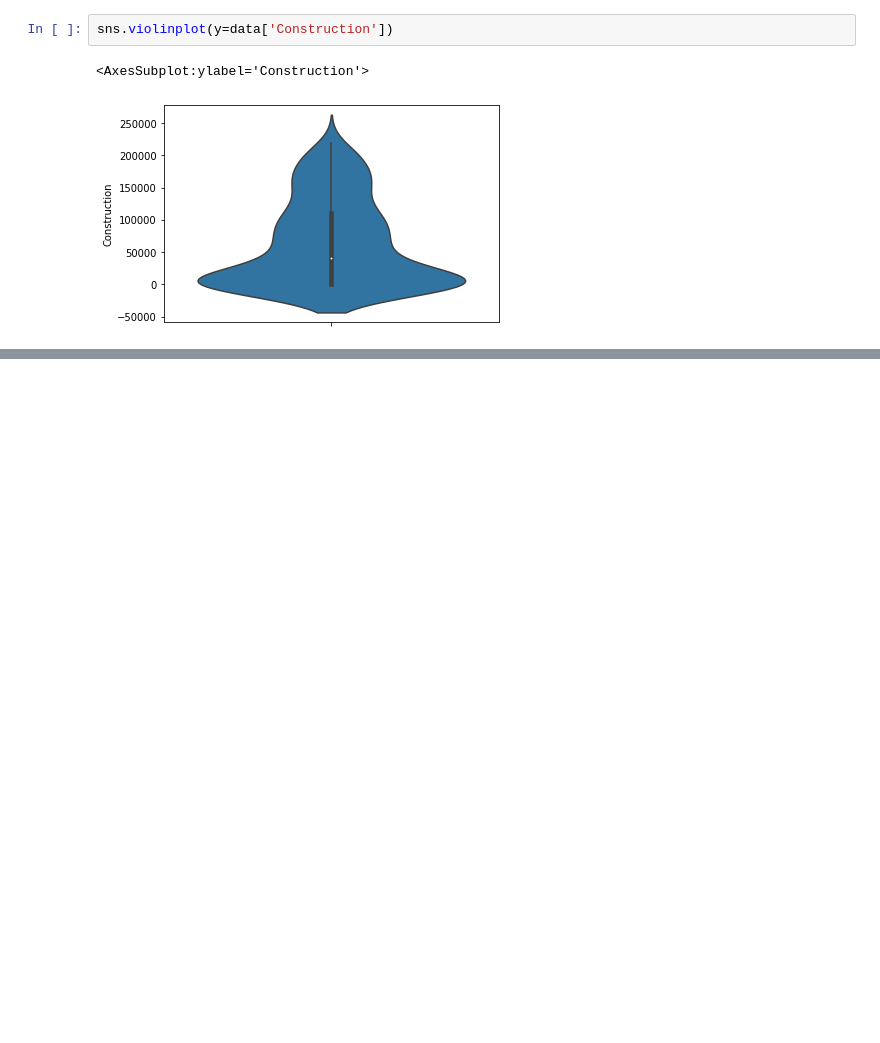
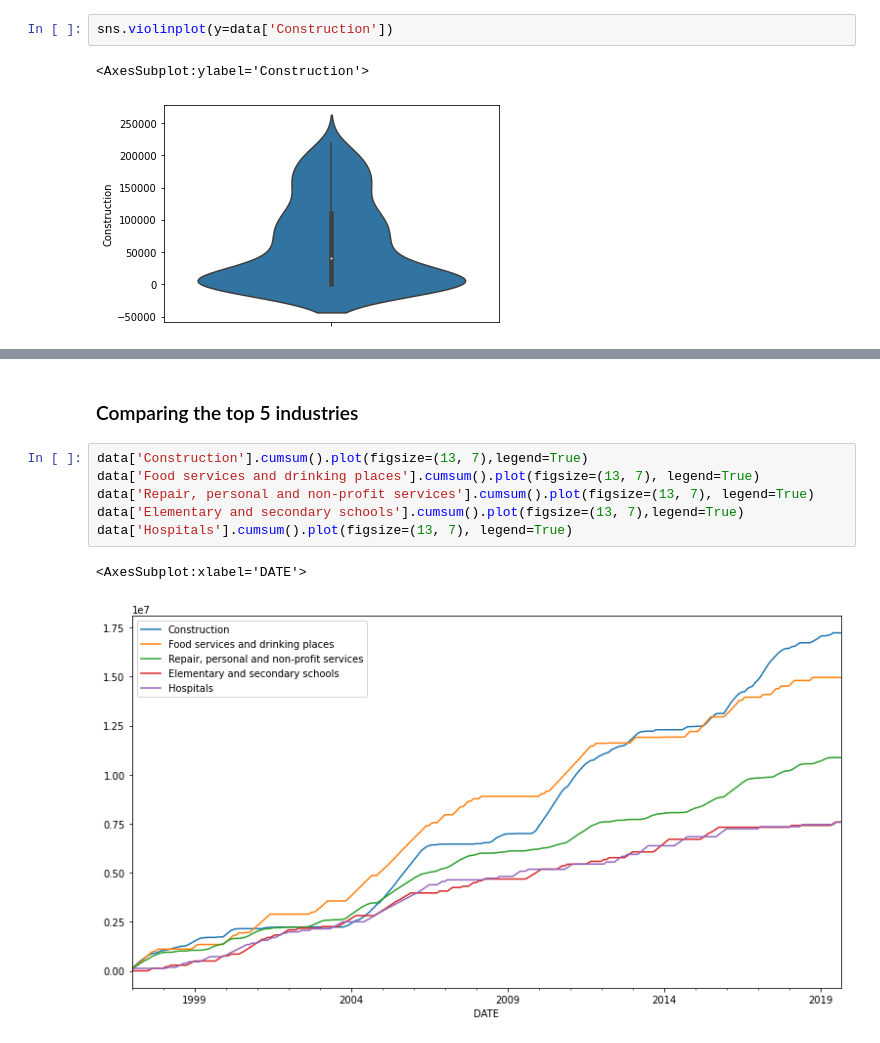
Before and after one commit to GreyCoderK/DataInsightOnline, a Jupyter notebook: time_series.ipynb, the cells around one changed output, grey strips where cells are left out. Drawn from its saved outputs; the diff is of its cells as text; blank space fills up the shorter version.

```diff
--- a/time_series.ipynb
+++ b/time_series.ipynb
@@ -359,0 +365,11 @@ sns.violinplot(y=data['Construction'])
+# %% [markdown]
+### Comparing the top 5 industries
+# %%
+data['Construction'].cumsum().plot(figsize=(13, 7),legend=True)
+data['Food services and drinking places'].cumsum().plot(figsize=(13, 7), legend=True)
+data['Repair, personal and non-profit services'].cumsum().plot(figsize=(13, 7), legend=True)
+data['Elementary and secondary schools'].cumsum().plot(figsize=(13, 7),legend=True)
+data['Hospitals'].cumsum().plot(figsize=(13, 7), legend=True)
+# %% [output]
+<AxesSubplot:xlabel='DATE'>
+[figure, added]
```
Also changed, not shown: parts of 2 cells of this notebook.
